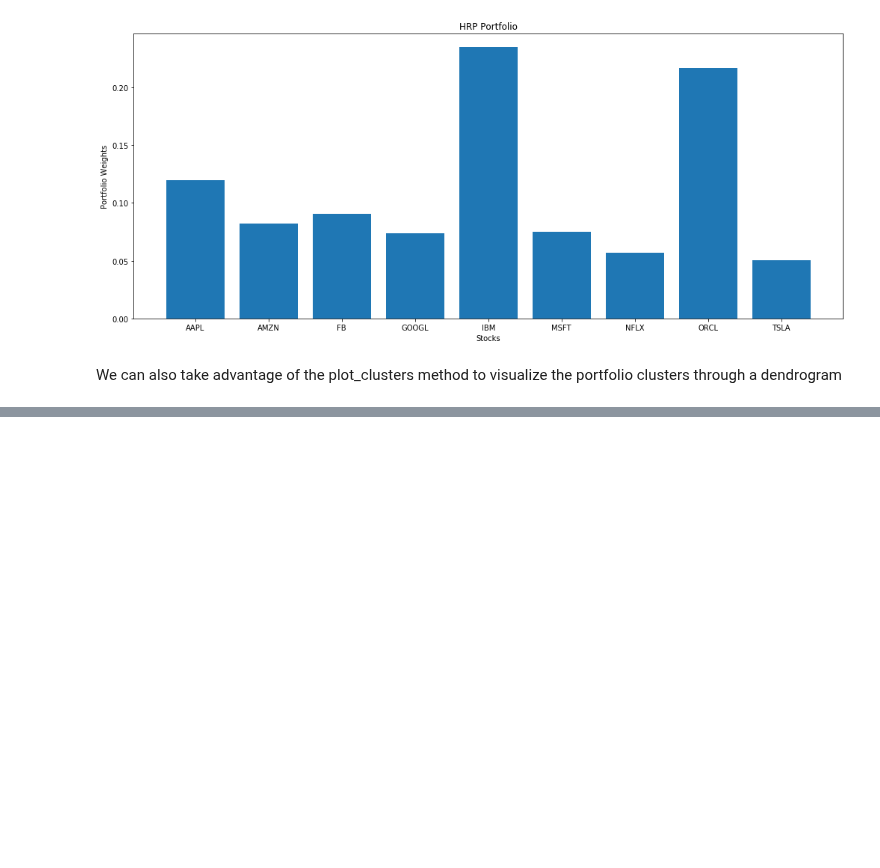
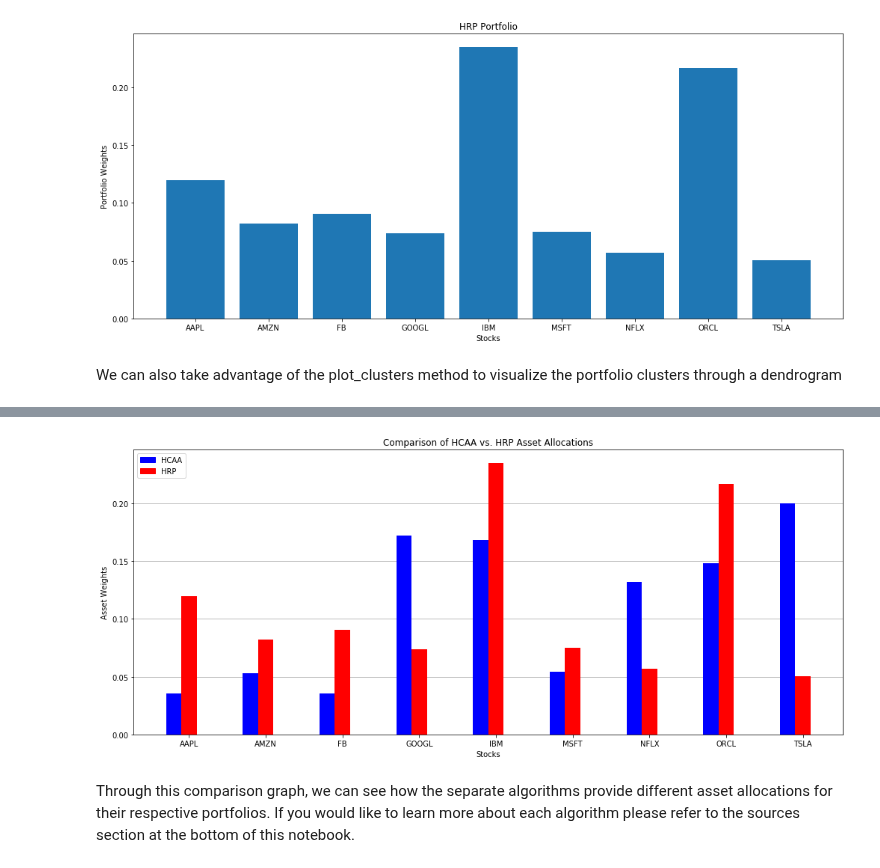
Before and after one commit to tzw101/research, a Jupyter notebook: Portfolio Optimisation Tutorials/HCAA & HRP Comparison/HCAA_HRP_comparison.ipynb, the cells around one changed output, grey strips where cells are left out. Cells and saved outputs as stored; diff of their text form; code cells hidden in the pictures; blank space fills up the shorter version.

```diff
--- a/Portfolio Optimisation Tutorials/HCAA & HRP Comparison/HCAA_HRP_comparison.ipynb
+++ b/Portfolio Optimisation Tutorials/HCAA & HRP Comparison/HCAA_HRP_comparison.ipynb
@@ -157,0 +167,25 @@ plt.show()
+# %%
+# plotting our comparison graph
+x = np.arange(len(hcaa_weights))
+bar_width = 0.2
+
+plt.figure(figsize=(17,7))
+plt.bar(x, hcaa_weights, color='blue', width=bar_width, zorder=2)
+plt.bar(x + bar_width, hrp_weights, color='red', width=bar_width, zorder=2)
+
+plt.xticks(x + bar_width, sorted(hcaa.weights))
+plt.title('Comparison of HCAA vs. HRP Asset Allocations')
+plt.xlabel('Stocks')
+plt.ylabel('Asset Weights')
+
+blue_patch = mpatches.Patch(color='blue', label='HCAA')
+red_patch = mpatches.Patch(color='red', label='HRP')
+plt.legend(handles=[blue_patch, red_patch], loc='upper left')
+
+plt.grid(axis='y')
+
+plt.show()
+# %% [output]
+[figure, added]
+# %% [markdown]
+Through this comparison graph, we can see how the separate algorithms provide different asset allocations for their respective portfolios. If you would like to learn more about each algorithm please refer to the sources section at the bottom of this notebook.
```
Also changed, not shown: parts of 17 cells of this notebook.
